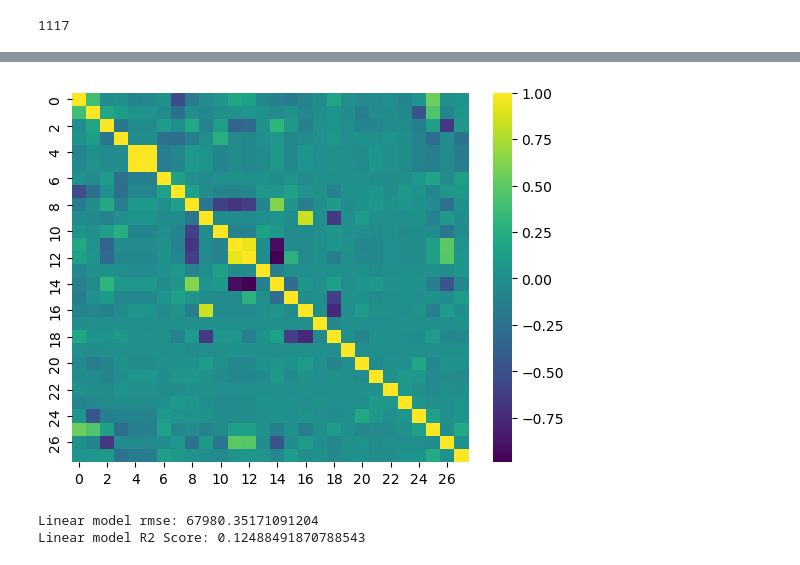
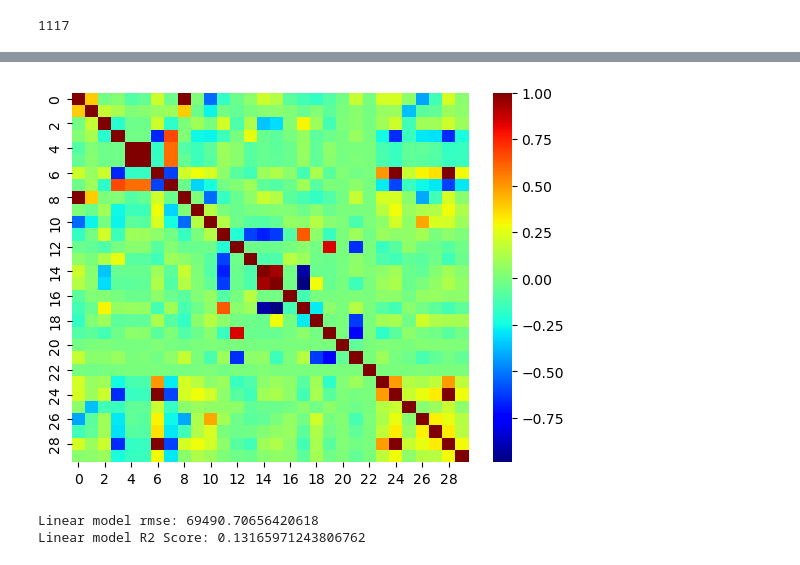
Before and after one commit to mohitrajrathor/used_car_price_prediction, a Jupyter notebook: research/model_training-data2.ipynb, the cells around one changed output, grey strips where cells are left out. Drawn from its saved outputs; the diff is of its cells as text; code cells hidden in the pictures.

```diff
--- a/research/model_training-data2.ipynb
+++ b/research/model_training-data2.ipynb
@@ -101,7 +103,8 @@ def feature_extractor(df):
     df['age'] = 2025 - df.model_year
     df['milage_per_year'] = (df['milage'] / df['age'])
     df['score'] = df['horse_power'] + df['fuel_capacity'] + df['num_speed'] + df['milage_per_year']
-
+    df['brand_model'] = df['brand'].str.cat(df['model'], sep=' ')
+    df['per_score'] = df['horse_power'] + df['num_speed']
 
     return df
 
@@ -126,7 +167,19 @@ test_df = feature_extractor(test_df)
 test_df = handle_nan(test_df)
 # %%
 # bining
-ord_col = ['brand', 'model', 'ext_col', 'int_col', 'fuel_type', 'engine', 'transmission']
+ord_col = ['brand', 'model', 'ext_col', 'int_col', 'fuel_type', 'brand_model']
 cat_col = ['accident', 'clean_title', 'trans_type', 'shift_mode', 'trans_tech', 'prod_status']
-num_col = [ 'horse_power', 'fuel_capacity', 'num_speed', 'age', 'milage_per_year', 'score']
-drop_col = ['model_year', 'milage', 'price']
+num_col = [ 'horse_power', 'fuel_capacity', 'num_speed', 'age', 'milage_per_year', 'score', 'ord_score', 'milage', 'per_score']
+drop_col = ['model_year', 'price', 'engine', 'transmission']
+# %%
+temp_df, labels = ordinal_feature_labeler(df, ord_col, 'price')
+
+
+df = label_from_dict(df, labels)
+test_df = label_from_dict(test_df, labels)
+
+df['ord_score'] = df[ord_col].sum(axis=1)
+test_df['ord_score'] = df[ord_col].sum(axis=1)
+
+
+df.head()
@@ -158,19 +249,21 @@ trans_test_df = trans_pipe.transform(test_df)
 # %%
 # find out correlation with price
 temp_df = pd.DataFrame(data=trans_df)
 temp_df['price'] = target
 
-sns.heatmap(temp_df.corr(), cmap='viridis')
+temp_df.to_csv('../data2/dataforcolab.csv')
+
+sns.heatmap(temp_df.corr(), cmap='jet')
 plt.show()
 # %% [output]
-[figure, old version]
+[figure, new version]
 # %%
 # model training
 from sklearn.metrics import mean_squared_error, r2_score
 from sklearn.model_selection import train_test_split
 from sklearn.linear_model import LinearRegression, Ridge, Lasso
 
-X_train, X_test, y_train, y_test = train_test_split(trans_df, target, test_size=0.3, random_state=42)
+X_train, X_test, y_train, y_test = train_test_split(trans_df, target, test_size=0.2, random_state=42)
 
 # model training
 model = LinearRegression()
@@ -181,8 +274,8 @@ model.fit(X_train, y_train)
 print("Linear model rmse:", mean_squared_error(y_test, model.predict(X_test), squared=False))
 print("Linear model R2 Score:", r2_score(y_test, model.predict(X_test)))
 # %% [output]
-Linear model rmse: 67980.35171091204
-Linear model R2 Score: 0.12488491870788543
+Linear model rmse: 69490.70656420618
+Linear model R2 Score: 0.13165971243806762
 # %%
 # lasso
 lasso = Lasso(100)
```
Also changed, not shown: parts of 23 cells of this notebook, 12 other files.
